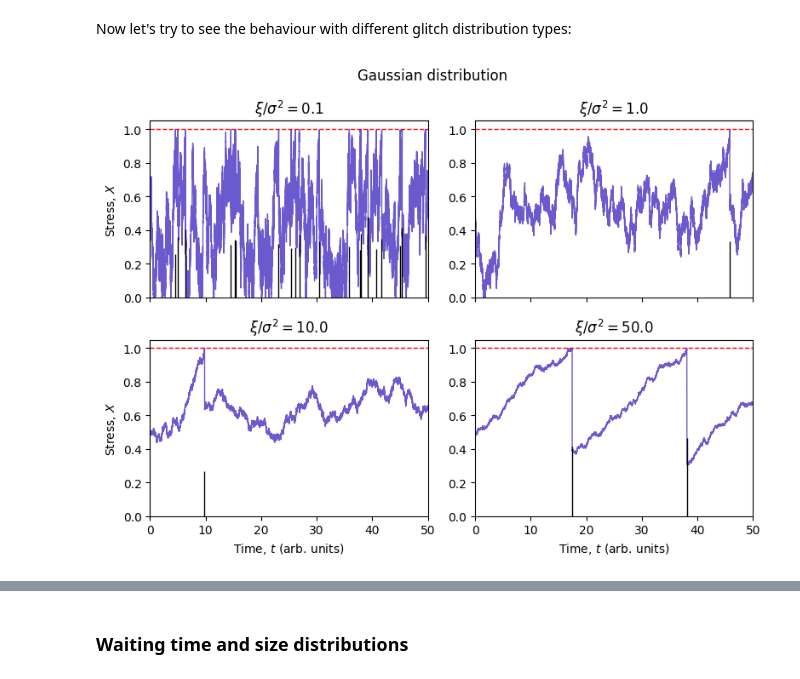
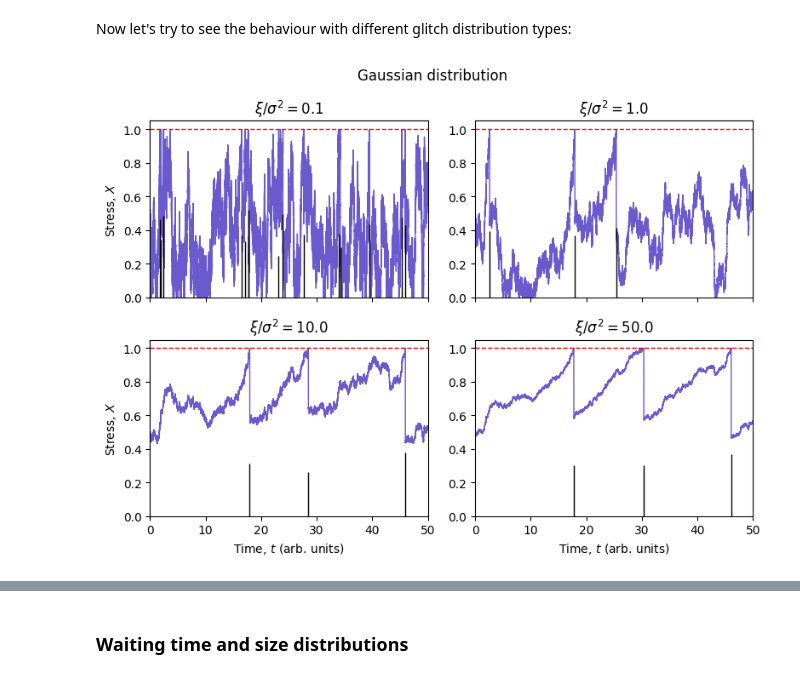
Before and after one commit to Spina02/pulsar-glitches, a Jupyter notebook: src/main.ipynb, the cells around one changed output, grey strips where cells are left out. Saved outputs shown, nothing was run; the diff lists cells and outputs as text; code cells hidden in the pictures.

```diff
--- a/src/main.ipynb
+++ b/src/main.ipynb
@@ -102,13 +103,13 @@ As we can see, these results well reproduces the one obtained by *Carlin & Melat
 Now let's try to see the behaviour with different glitch distribution types:
 # %%
 plot_brownian_glitch_panels(mu_list = [0.1, 1.0, 10.0, 50.0],
-                            xi = 0.025,
+                            xi = 0.03,
                             Xc = 1.0,
                             dist_type='gaussian',
                             dist_params={'mean': 0.5, 'std': 0.125},
                             x0=0.5, T=50, N=500_000,
-                            title = 'Gaussian distribution')
+                            title = 'Gaussian distribution', seed = seed)
 # %% [output]
-[figure, old version]
+[figure, new version]
 # %%
 plot_brownian_glitch_panels(mu_list = [0.1, 1.0, 10.0, 50.0],
```
Also changed, not shown: parts of 10 cells of this notebook, 5 other files.
